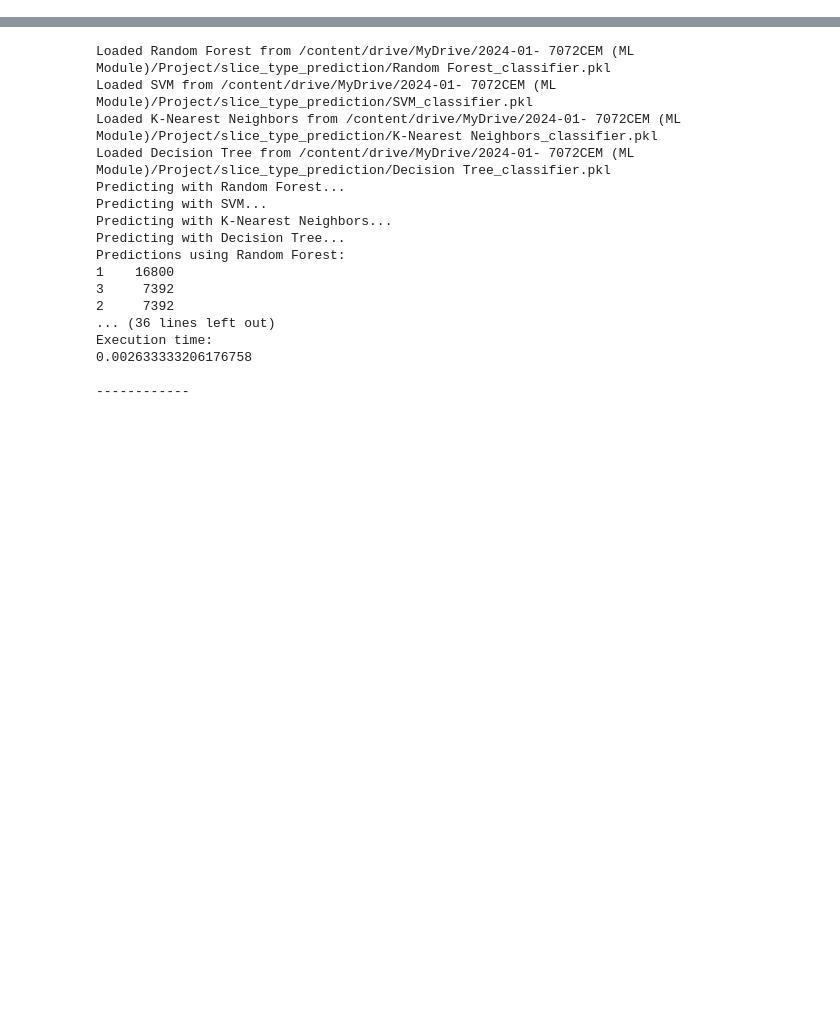
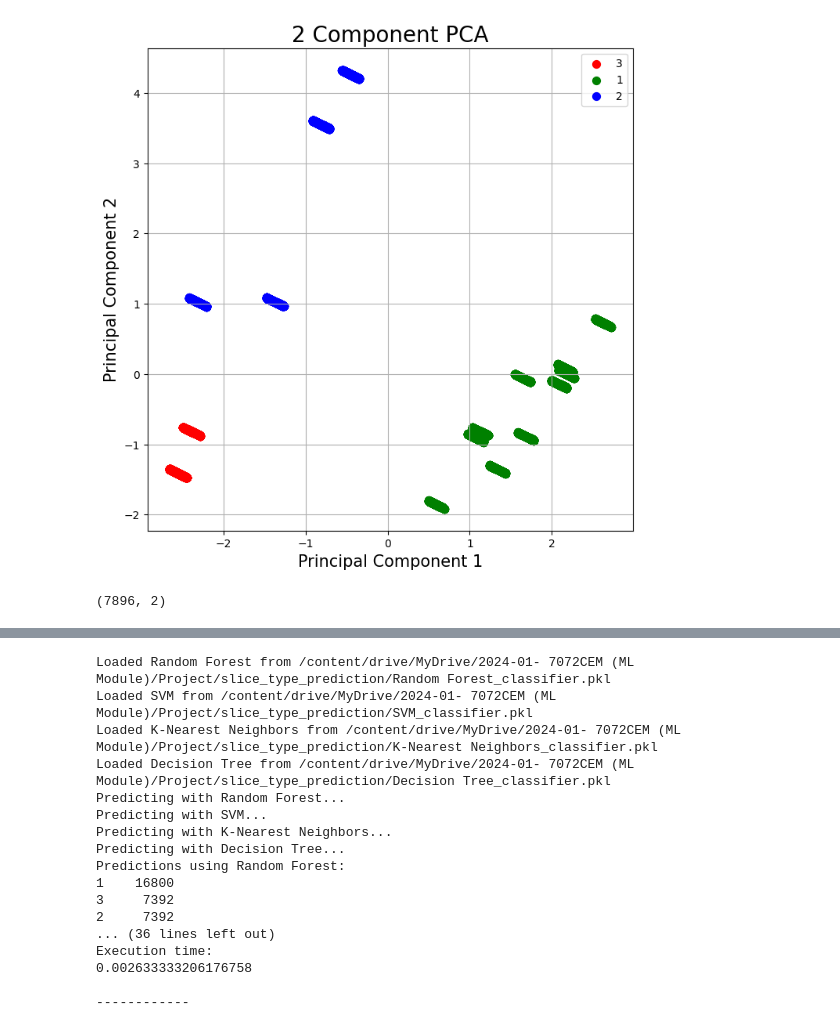
Before and after one commit to sinaebrahimi/ml-7072cem, a Jupyter notebook: Classifying Network Slices Based on User Requirements/prediction.ipynb, the cells around one changed output, grey strips where cells are left out. Saved outputs shown, nothing was run; the diff lists cells and outputs as text; code cells hidden in the pictures; blank space fills up the shorter version.

```diff
--- a/Classifying Network Slices Based on User Requirements/prediction.ipynb
+++ b/Classifying Network Slices Based on User Requirements/prediction.ipynb
@@ -24,0 +35,66 @@ df_train_cleaned.head(n=5)
+# %%
+from sklearn.decomposition import PCA
+from sklearn.preprocessing import StandardScaler
+import pandas as pd
+import matplotlib.pyplot as plt
+
+
+# Standardize the features to have mean=0 and variance=1
+features = df.columns[:-1]  # Exclude the target variable
+x = df.loc[:, features].values
+x = StandardScaler().fit_transform(x)
+
+# Perform PCA
+pca = PCA(n_components=2)  # Change the number of components you want to keep
+principalComponents = pca.fit_transform(x)
+
+# Create a DataFrame with the principal components
+df_pca = pd.DataFrame(data=principalComponents, columns=['PC1', 'PC2'])
+
+# Concatenate the target variable
+df_pca = pd.concat([df_pca, df[['slice Type']]], axis=1)
+
+#####################
+fig = plt.figure(figsize=(4, 4))
+ax = fig.add_subplot(1, 1, 1)
+ax.set_xlabel('Principal Component 1', fontsize=15)
+ax.set_ylabel('Principal Component 2', fontsize=15)
+ax.set_title('2 Component PCA', fontsize=20)
+
+targets = df['slice Type'].unique()
+colors = ['r', 'g', 'b']  # Add more colors if you have more than 3 classes
+
+for target, color in zip(targets, colors):
+    indicesToKeep = df_pca['slice Type'] == target
+    ax.scatter(df_pca.loc[indicesToKeep, 'PC1'], df_pca.loc[indicesToKeep, 'PC2'], c=color, s=50)
+
+ax.legend(targets)
+ax.grid()
+plt.show()
+# %% [output]
+[figure, added]
+# %%
+import pandas as pd
+import time
+from sklearn.model_selection import train_test_split
+from sklearn.preprocessing import StandardScaler
+from sklearn.linear_model import LogisticRegression
+from sklearn.ensemble import RandomForestClassifier
+from sklearn.svm import SVC
+from sklearn.neighbors import KNeighborsClassifier
+from sklearn.tree import DecisionTreeClassifier
+from sklearn.metrics import accuracy_score, precision_score, recall_score, f1_score, classification_report, confusion_matrix
+import joblib
+import matplotlib.pyplot as plt
+import sklearn.tree as tr
+#from sklearn.decomposition import PCA
+
+X = df_pca[['PC1', 'PC2']]  # Features
+y = df_pca['slice Type']  # Target variable
+
+X_train, xx_test, y_train, yy_test = train_test_split(X, y, test_size=0.5, random_state=42)
+X_valid, X_test, y_valid, y_test = train_test_split(xx_test, yy_test, test_size=0.5, random_state=42) # 25% of data validation, 25% test, 50 % train
+
+print(X_valid.shape)
+# %% [output]
+(7896, 2)
```
Also changed, not shown: parts of 7 cells of this notebook.
